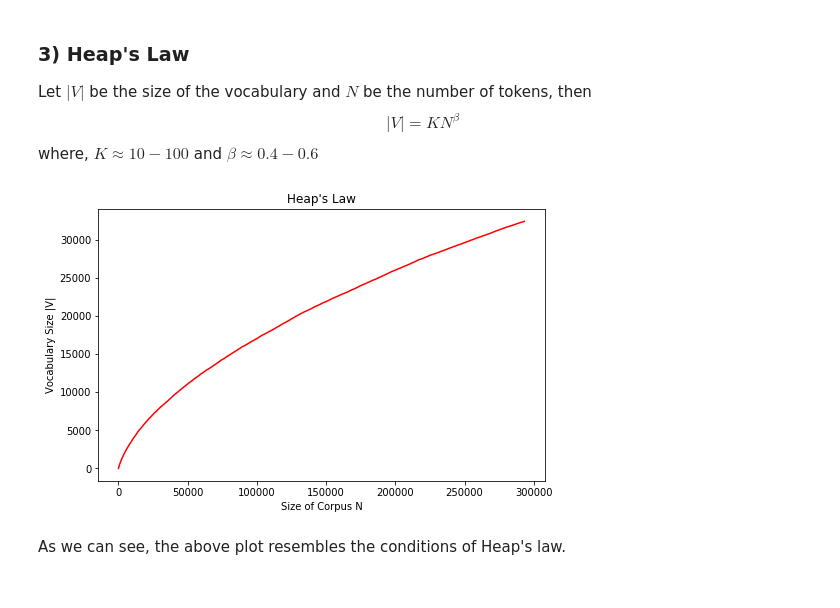
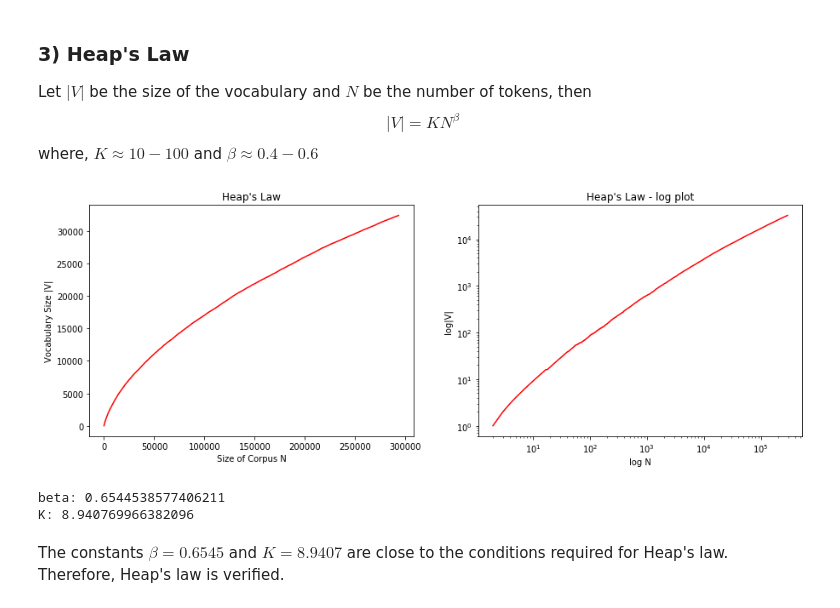
Before and after one commit to kishen19/NLP-Assignments, a Jupyter notebook: Assignment-1-17110074-Kishen.ipynb, the cells around one changed output. Drawn from its saved outputs; the diff is of its cells as text; code cells hidden in the pictures.

Commit message:
parameter estimation added

```diff
--- a/Assignment-1-17110074-Kishen.ipynb
+++ b/Assignment-1-17110074-Kishen.ipynb
@@ -15,13 +16,13 @@ import matplotlib.pyplot as plt
 %matplotlib inline
 # %%
-# Utility Functions #
+# Utility Functions for removing links and smileys#
 
 def link_remover(data):
-    p = re.compile('((http)|(pic.)).*?(¦|\s|\n|$)')
+    p = re.compile('(http|pic.).*?(¦|\s|\n|$)')
     return p.sub('', data)
 
 def smiley_remover(data):
-    p = re.compile('(:|;)[a-zA-Z0-9()]')
+    p = re.compile('(:|;|<)[-\]*[a-zA-Z0-9(){}]')
     return p.sub('', data)
 # %%
 tknzr = TweetTokenizer(strip_handles=True, reduce_len=True) # this is the tweet_tokenizer
@@ -122,13 +123,29 @@ for i in range(len(word_tokens)):
     modV[i] = len(vocab)
 # %%
 #Plotting
-plt.rcParams["figure.figsize"] = (8,5)
-plt.plot(ntokens, modV, 'r') # Heap's Law
-plt.title("Heap's Law")
-plt.ylabel('Vocabulary Size |V|')
-plt.xlabel('Size of Corpus N')
+plt.rcParams["figure.figsize"] = (15,5)
+fig, [ax1,ax2] = plt.subplots(1,2)
+ax1.plot(ntokens, modV, 'r')
+ax1.set_title("Heap's Law")
+ax1.set_ylabel('Vocabulary Size |V|')
+ax1.set_xlabel('Size of Corpus N')
+ax2.plot(ntokens[1:], modV[1:], 'r')
+ax2.set_xscale('log', basex=10)
+ax2.set_yscale('log', basey=10)
+ax2.set_title("Heap's Law - log plot")
+ax2.set_ylabel('log|V|')
+ax2.set_xlabel('log N')
 plt.show()
 # %% [output]
-[figure, old version]
+[figure, new version]
-# %% [markdown]
-As we can see, the above plot resembles the conditions of Heap's law.
+# %%
+# Estimating beta and k. I will use log plots and find a best fit line.
+x, y = np.log(ntokens), np.log(modV)
+beta,logk = np.polyfit(x,y,1)
+print("beta:", beta)
+print("K:", np.exp(logk))
+# %% [output]
+beta: 0.6544538577406211
+K: 8.940769966382096
+# %% [markdown]
+The constants $\beta = 0.6545$ and $K = 8.9407$ are close to the conditions required for Heap's law. Therefore, Heap's law is verified.
```
Also changed, not shown: parts of 2 cells of this notebook.
